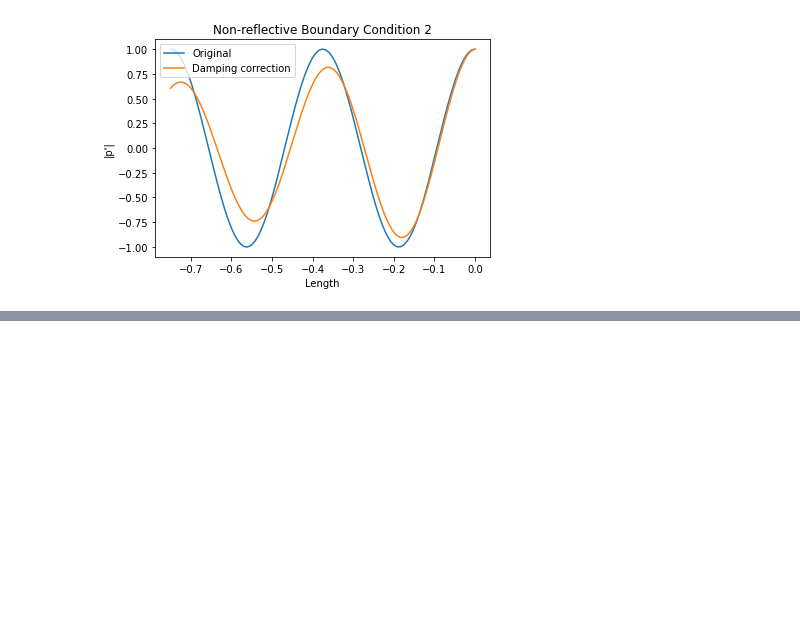
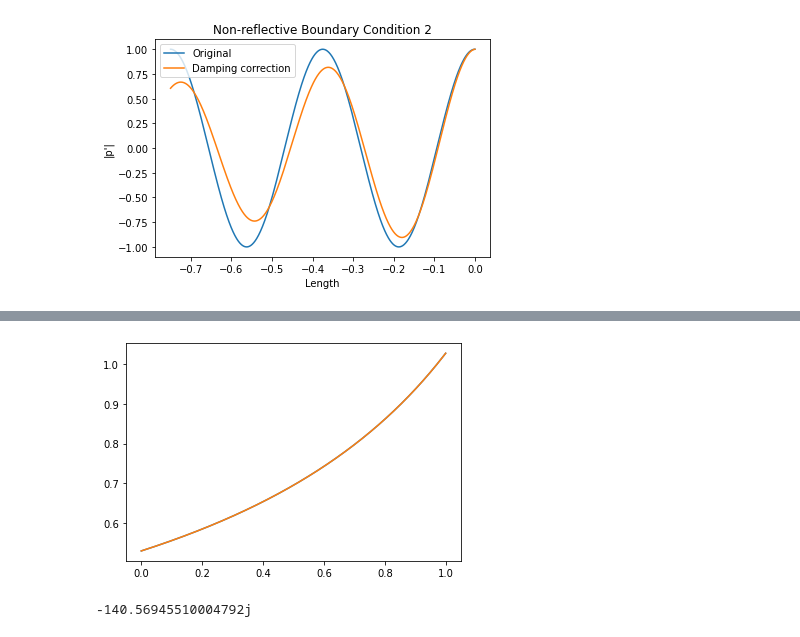
Before and after one commit to kyubin-l/fyp, a Jupyter notebook: acoustic-modes.ipynb, the cells around one changed output, grey strips where cells are left out. Drawn from its saved outputs; the diff is of its cells as text; code cells hidden in the pictures; blank space fills up the shorter version.

Commit message:
temperatuer gradient model

```diff
--- a/acoustic-modes.ipynb
+++ b/acoustic-modes.ipynb
@@ -169,0 +211,15 @@ plt.show()
+# %%
+x = np.linspace(0, l, 1000)
+dx = x[1]-x[0]
+# %%
+# Temperature distribution
+T = T1 + (T2-T1)/l*(x-x1)
+# T = (T1-T2)/2*np.sin(5*np.pi/4*(x-x1)/l + np.pi/4)+(T1+T2)/2
+# %%
+# Speed of sound c
+
+c_bar = np.sqrt(gamma*Rg*T)
+u_bar = (B/A - np.sqrt((B/A)**2-4*Rg*T))/2
+rho_bar = A/u_bar
+p_bar = rho_bar*Rg*T
+M = u_bar/c_bar
@@ -169,0 +233,8 @@ plt.show()
+# %%
+alph = 1/rho_bar*grad(rho_bar) # Using numerical gradient
+alph = -1/rho_bar*1/(1-gamma*M**2)*rho_bar/T*(-800) # Using analytical gradient
+# %%
+plt.plot(x, np.concatenate([alph[...,np.newaxis], alpha[...,np.newaxis]], axis=1))
+plt.show()
+# %% [output]
+[figure, added]
@@ -169,0 +272,4 @@ plt.show()
+# %%
+w
+# %% [output]
+-140.56945510004792j
```
Also changed, not shown: parts of 24 cells of this notebook.
